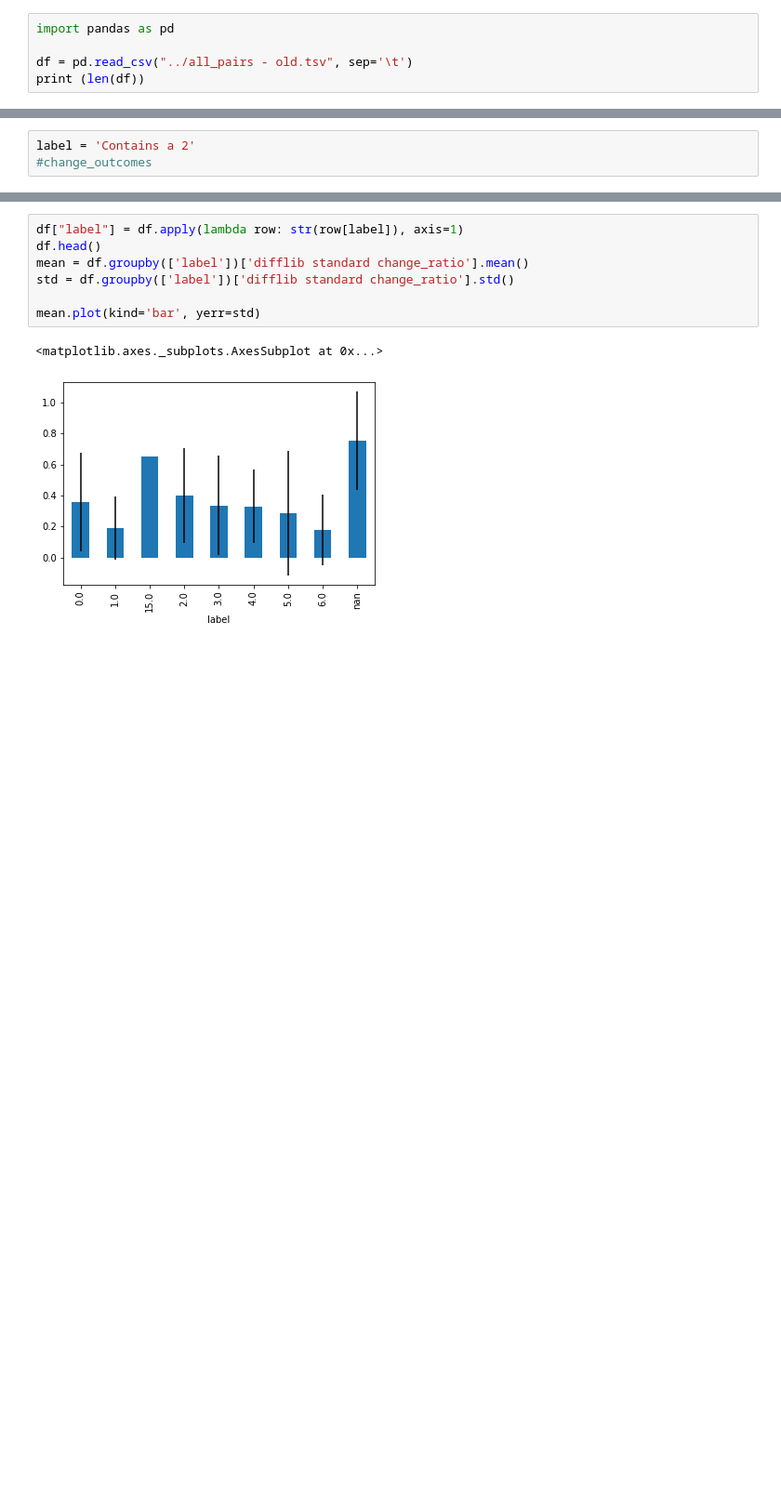
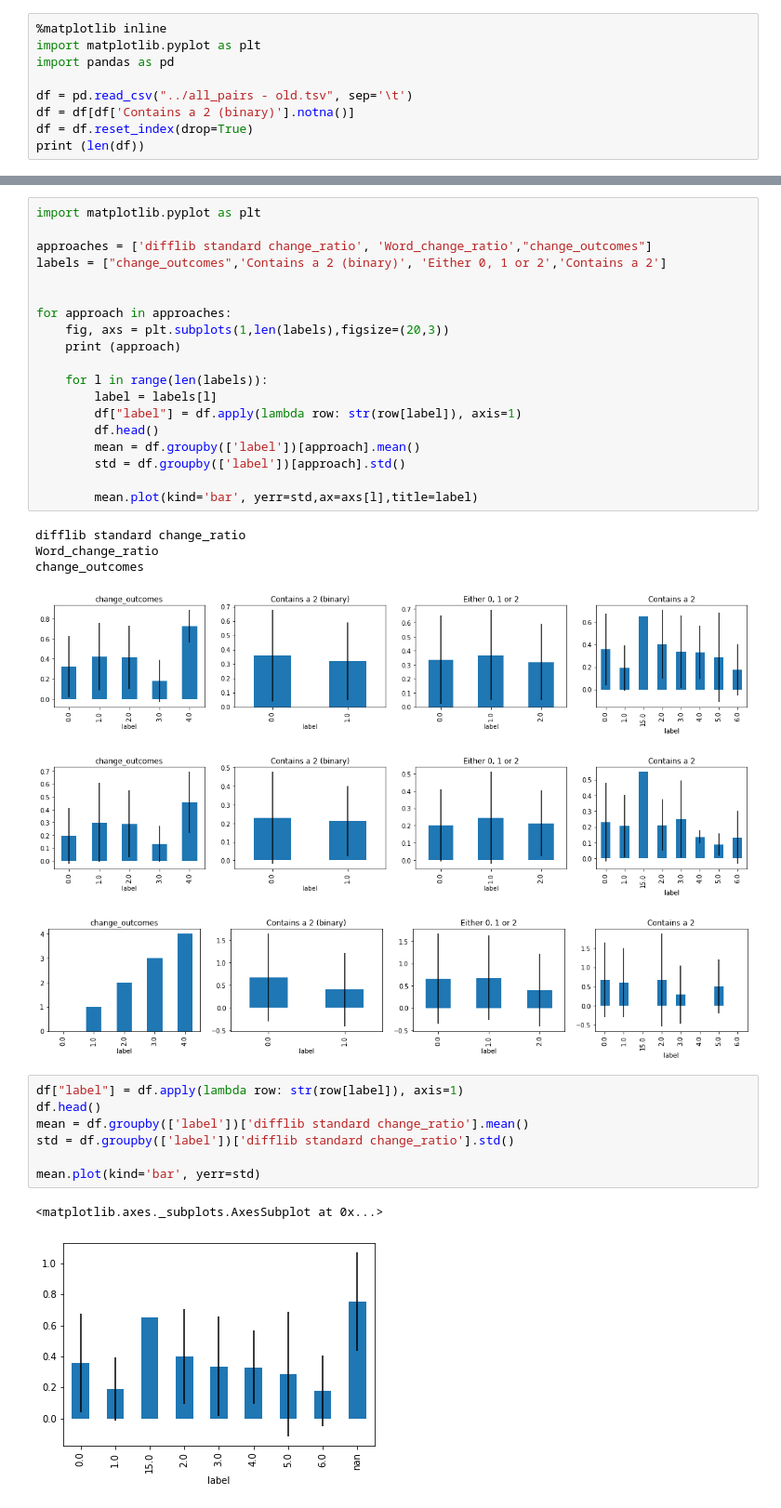
Before and after one commit to preprinting-a-pandemic/preprint_changes, a Jupyter notebook: annotations/MakePlots.ipynb, the cells around one changed output, grey strips where cells are left out. Shown: that part at 93% size. Drawn from its saved outputs; the diff is of its cells as text; blank space fills up the shorter version.

```diff
--- a/annotations/MakePlots.ipynb
+++ b/annotations/MakePlots.ipynb
@@ -1,6 +1,10 @@
 # %%
+%matplotlib inline
+import matplotlib.pyplot as plt
 import pandas as pd
 
 df = pd.read_csv("../all_pairs - old.tsv", sep='\t')
+df = df[df['Contains a 2 (binary)'].notna()]
+df = df.reset_index(drop=True)
 print (len(df))
 # %% [output]
@@ -11,3 +11,0 @@ print (len(df))
-# %%
-label = 'Contains a 2'
-#change_outcomes
@@ -14,3 +28,29 @@ label = 'Contains a 2'
+# %%
+import matplotlib.pyplot as plt
+
+approaches = ['difflib standard change_ratio', 'Word_change_ratio',"change_outcomes"]
+labels = ["change_outcomes",'Contains a 2 (binary)', 'Either 0, 1 or 2','Contains a 2']
+
+
+for approach in approaches:
+    fig, axs = plt.subplots(1,len(labels),figsize=(20,3))
+    print (approach)
+
+    for l in range(len(labels)):
+        label = labels[l]
+        df["label"] = df.apply(lambda row: str(row[label]), axis=1)
+        df.head()
+        mean = df.groupby(['label'])[approach].mean()
+        std = df.groupby(['label'])[approach].std()
+
+        mean.plot(kind='bar', yerr=std,ax=axs[l],title=label)
+# %% [output]
+difflib standard change_ratio
+Word_change_ratio
+change_outcomes
+[figure, added]
+[figure, added]
+[figure, added]
 # %%
 df["label"] = df.apply(lambda row: str(row[label]), axis=1)
 df.head()
```
Also changed, not shown: parts of 4 cells of this notebook, 3 other files.
